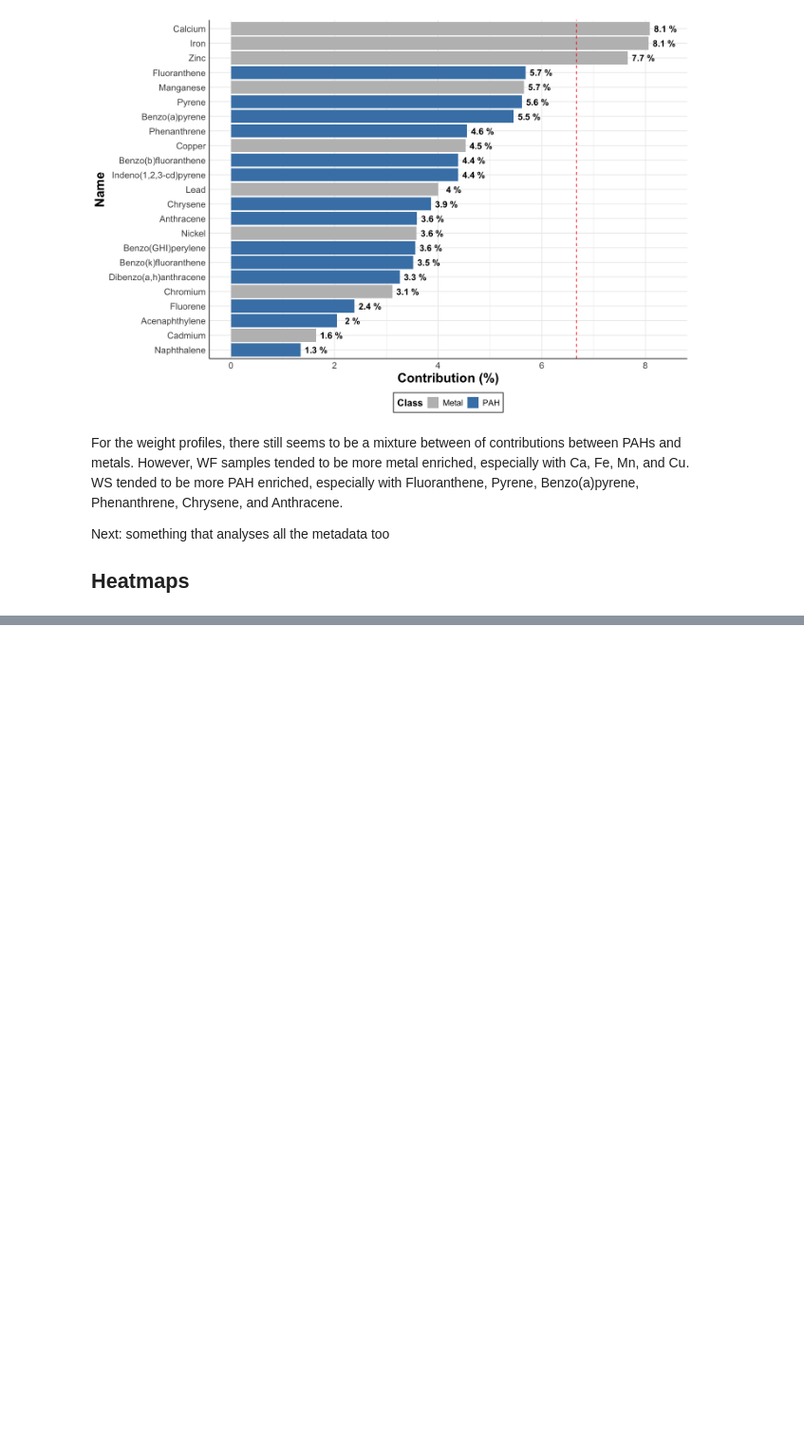
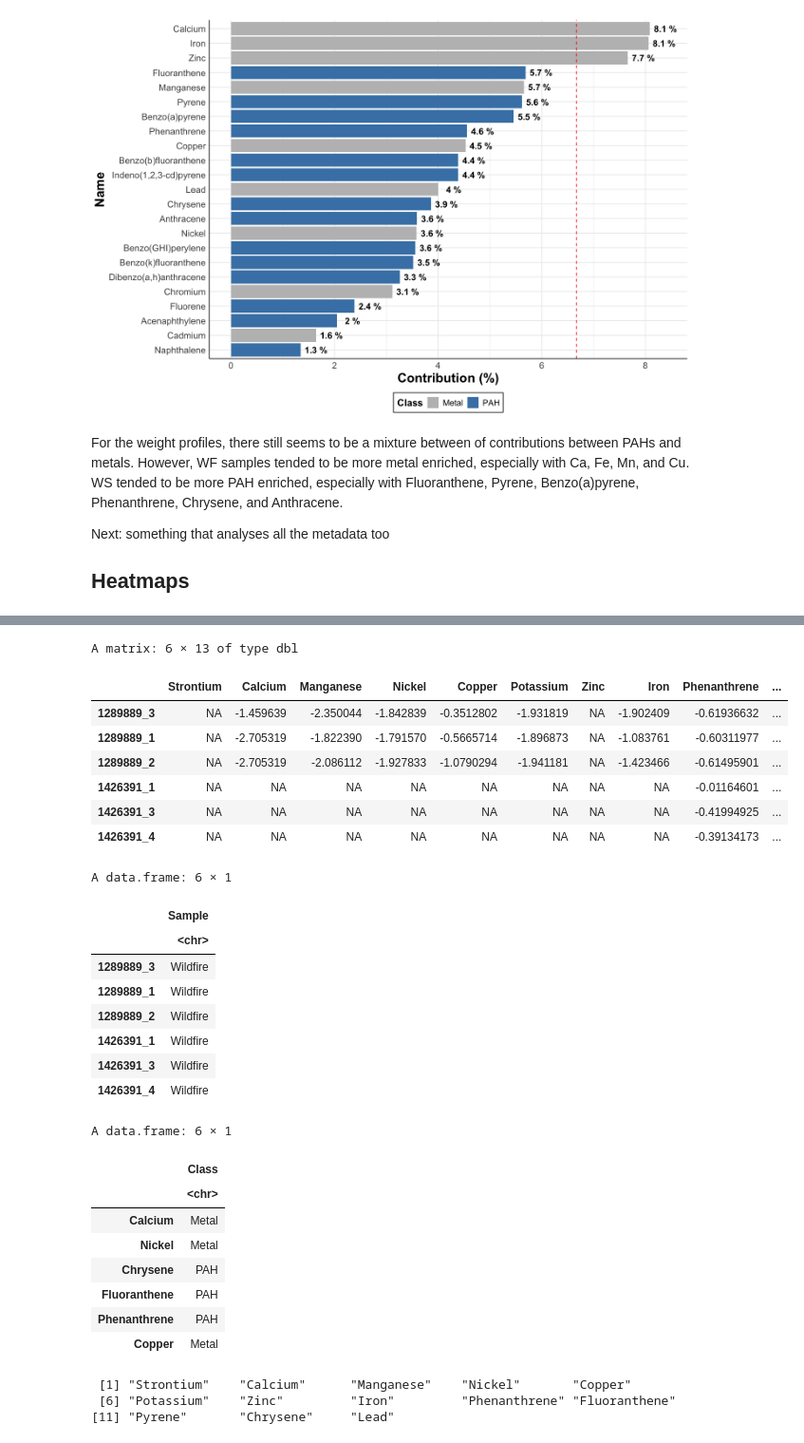
Before and after one commit to UNC-CEMALB/P1015.-Wildfire_Suffcient_Similiarity, a Jupyter notebook: 2. Cluster Analysis/PCoA.ipynb, the cells around one changed output, grey strips where cells are left out. Shown at 95% size. Drawn from its saved outputs; the diff is of its cells as text; code cells hidden in the pictures; blank space fills up the shorter version.

```diff
--- a/2. Cluster Analysis/PCoA.ipynb
+++ b/2. Cluster Analysis/PCoA.ipynb
@@ -924,3 +676,53 @@ ERROR: Error in hclust(col_dist, method = col_hclust_method): dissimilarities of
+# %%
+# reordering the cols to match the cluster order
+final_mat = mat_scaled[,final_order]
+head(final_mat)
+
+annotation_vol_col_df = wider_vol_df %>%
+    select(Sample) %>%
+     mutate(Sample = ifelse(Sample == "WS", "Woodsmoke",
+                                  ifelse(Sample == "WF", "Wildfire", Sample)))
+annotation_vol_row_df = unique(vol_df[,c("Class", "Name")]) %>%
+    column_to_rownames(var = "Name")
+annotation_vol_row_df = annotation_vol_row_df[matc(final_order),]
+
+data[match(custom_order, rownames(data)), ]
+
+head(annotation_vol_col_df)
+head(annotation_vol_row_df)
+# %% [output]
+A matrix: 6 × 13 of type dbl
+|  | Strontium | Calcium | Manganese | Nickel | Copper | Potassium | Zinc | Iron | Phenanthrene | ... |
+| 1289889_3 | NA | -1.459639 | -2.350044 | -1.842839 | -0.3512802 | -1.931819 | NA | -1.902409 | -0.61936632 | ... |
+| 1289889_1 | NA | -2.705319 | -1.822390 | -1.791570 | -0.5665714 | -1.896873 | NA | -1.083761 | -0.60311977 | ... |
+| 1289889_2 | NA | -2.705319 | -2.086112 | -1.927833 | -1.0790294 | -1.941181 | NA | -1.423466 | -0.61495901 | ... |
+| 1426391_1 | NA | NA | NA | NA | NA | NA | NA | NA | -0.01164601 | ... |
+| 1426391_3 | NA | NA | NA | NA | NA | NA | NA | NA | -0.41994925 | ... |
+| 1426391_4 | NA | NA | NA | NA | NA | NA | NA | NA | -0.39134173 | ... |
+A data.frame: 6 × 1
+|  | Sample |
+|  | <chr> |
+| 1289889_3 | Wildfire |
+| 1289889_1 | Wildfire |
+| 1289889_2 | Wildfire |
+| 1426391_1 | Wildfire |
+| 1426391_3 | Wildfire |
+| 1426391_4 | Wildfire |
+A data.frame: 6 × 1
+|  | Class |
+|  | <chr> |
+| Calcium | Metal |
+| Nickel | Metal |
+| Chrysene | PAH |
+| Fluoranthene | PAH |
+| Phenanthrene | PAH |
+| Copper | Metal |
+# %%
+final_order
+# %% [output]
+ [1] "Strontium"    "Calcium"      "Manganese"    "Nickel"       "Copper"
+ [6] "Potassium"    "Zinc"         "Iron"         "Phenanthrene" "Fluoranthene"
+[11] "Pyrene"       "Chrysene"     "Lead"
 # %%
 ## --- Color mapping ---
 ## Sequential or diverging palettes both work with z-scores.
```
Also changed, not shown: parts of 11 cells of this notebook.
